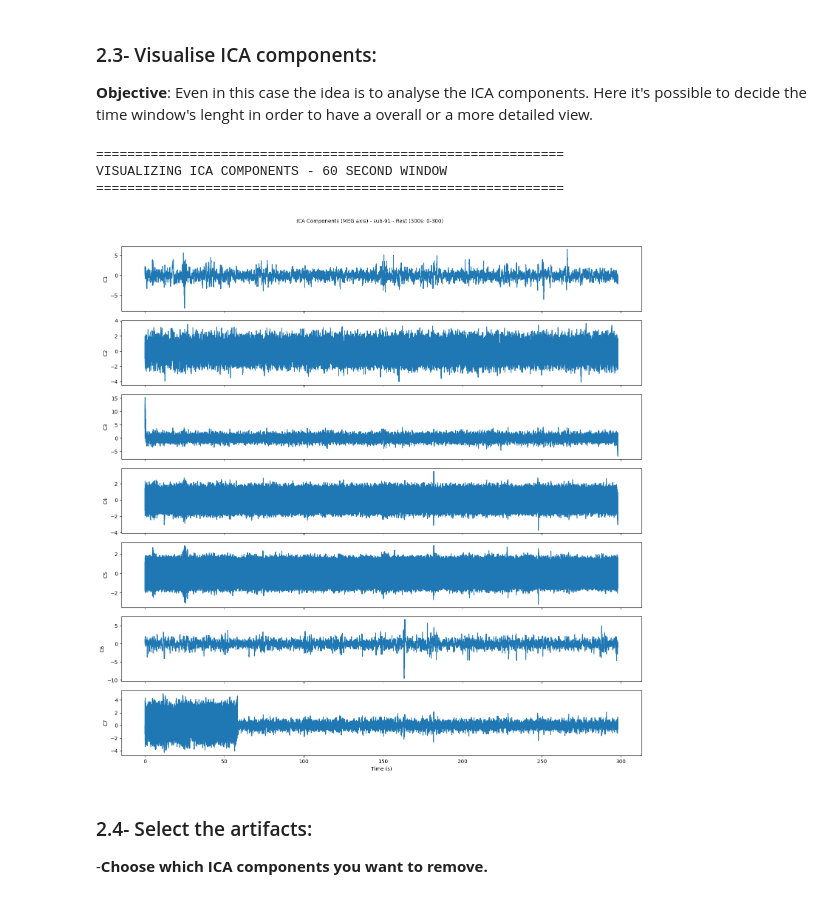
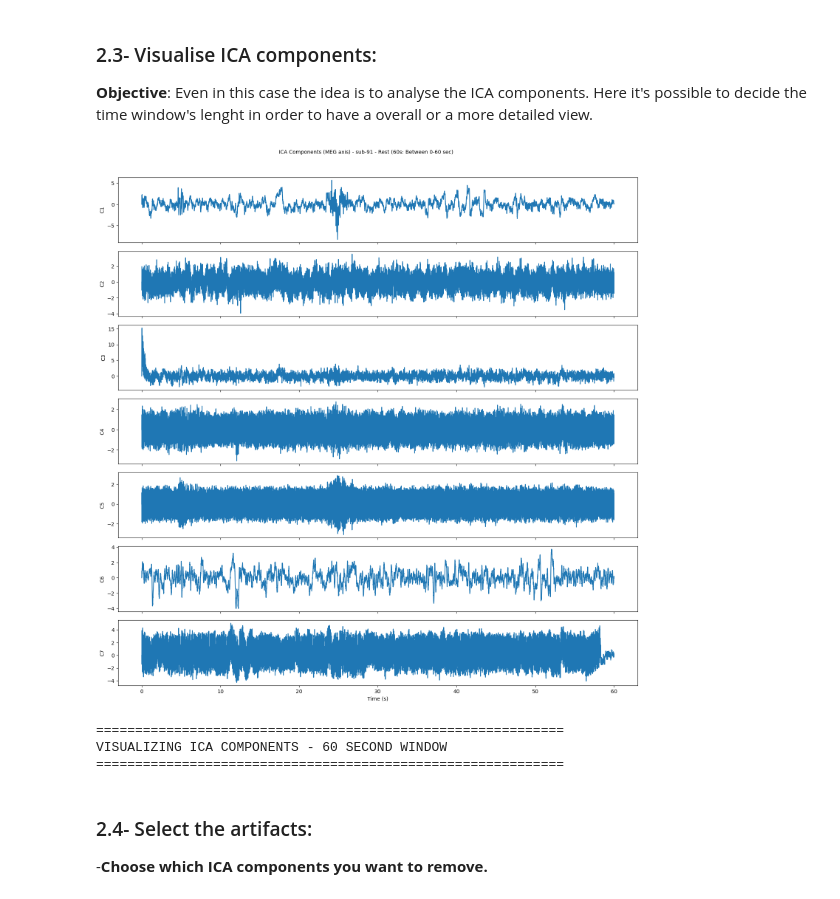
Before and after one commit to jgvhabets/lid_opm, a Jupyter notebook: MEG-EMG-Analysis/Code/notebook/sub-91_preprocessing.ipynb, the cells around one changed output. Saved outputs shown, nothing was run; the diff lists cells and outputs as text; code cells hidden in the pictures.

```diff
--- a/MEG-EMG-Analysis/Code/notebook/sub-91_preprocessing.ipynb
+++ b/MEG-EMG-Analysis/Code/notebook/sub-91_preprocessing.ipynb
@@ -390,32 +390,34 @@ ICA component names: ['ICA-1', 'ICA-2', 'ICA-3', 'ICA-4', 'ICA-5', 'ICA-6', 'ICA
 **Objective**: Even in this case the idea is to analyse the ICA components. Here it's possible to decide the time window's lenght in order to have a overall or a more detailed view.
 # %%
 # ---- VISUALIZE ICA COMPONENTS (60-SECOND WINDOW) ----
-print("\n" + "="*60)
-print("VISUALIZING ICA COMPONENTS - 60 SECOND WINDOW")
-print("="*60)
+
 
 # Define ICA visualization window
-ICA_WINDOW_DURATION = 300  # sec
+ICA_WINDOW_DURATION = 60  # sec
 ICA_START_TIME = 0
 
 # Create mask for ICA window
 ica_mask = (PREPROCESSED_TIME >= ICA_START_TIME) & (PREPROCESSED_TIME <= ICA_START_TIME + ICA_WINDOW_DURATION)
 
 # Extract windowed data
 ica_time_window = PREPROCESSED_TIME[ica_mask]
 ica_signals_window = ica_signals[:, ica_mask]
 
 plot_ica_components(
     ica_signals=ica_signals_window,
     time=ica_time_window,
     axis_label="MEG",
-    rec_label=f"{SUBJECT_ID} - {CONDITION} (300s: {ICA_START_TIME}-{ICA_START_TIME + ICA_WINDOW_DURATION})",
+    rec_label=f"{SUBJECT_ID} - {CONDITION} ({ICA_WINDOW_DURATION}s: Between {ICA_START_TIME}-{ICA_START_TIME + ICA_WINDOW_DURATION} sec)",
 )
+
+print("\n" + "="*60)
+print(f"VISUALIZING ICA COMPONENTS - {ICA_WINDOW_DURATION} SECOND WINDOW")
+print("="*60)
 # %% [output]
+[figure, new version]
 ============================================================
 VISUALIZING ICA COMPONENTS - 60 SECOND WINDOW
 ============================================================
-[figure, old version]
 # %% [markdown]
 ### 2.4- Select the artifacts:
 
```
Also changed, not shown: parts of 2 cells of this notebook.
